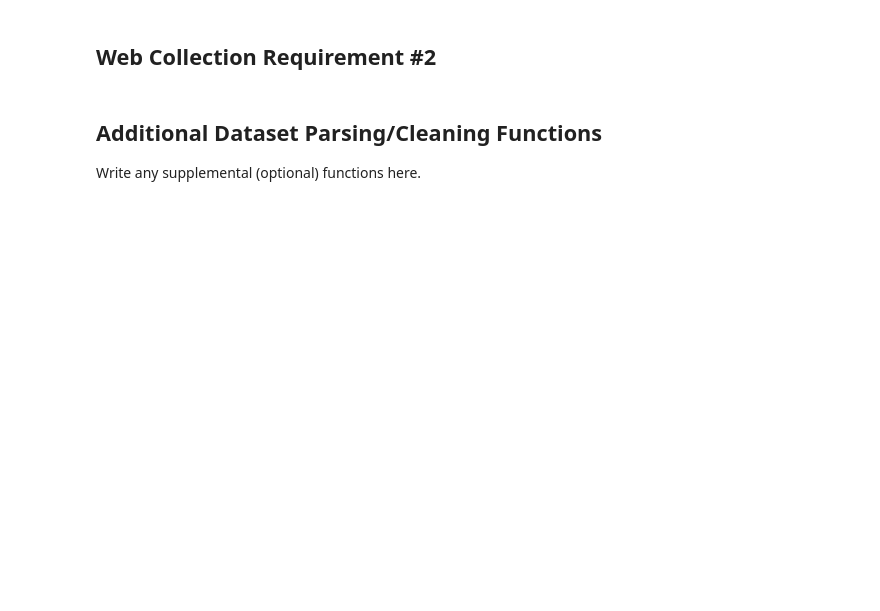
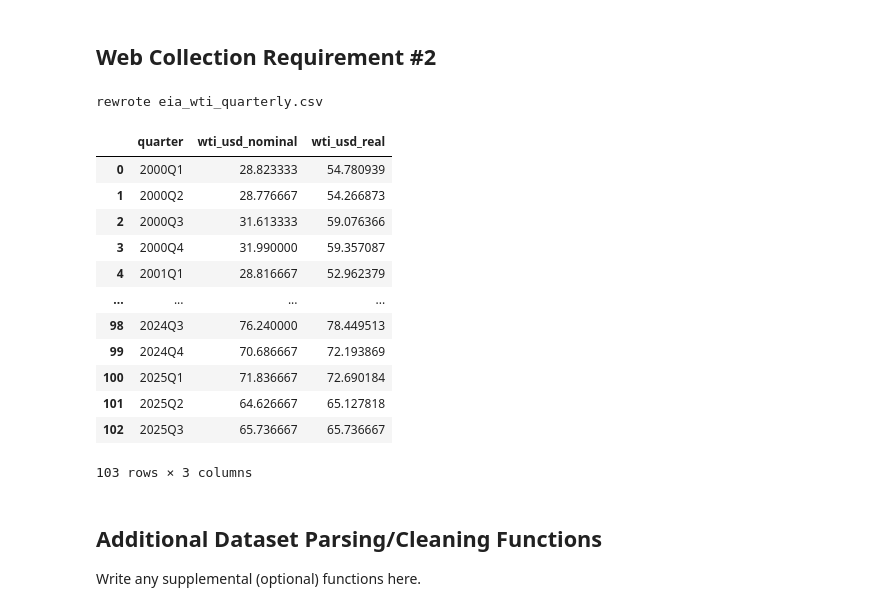
Before and after one commit to Joconnell04/airfare-oil-baggage-analysis, a Jupyter notebook: Final Project Phase II.ipynb, the cells around one changed output. Saved outputs shown, nothing was run; the diff lists cells and outputs as text; code cells hidden in the pictures; blank space fills up the shorter version.

Commit message:
more work on Phase II

```diff
--- a/Final Project Phase II.ipynb
+++ b/Final Project Phase II.ipynb
@@ -73,3 +300,75 @@ web_parser2()
+# %%
+# CPI must successfully run before this one as CPI is used for initial normalization to adjust for inflation (use 2025 $; base year in cpi function)
+# Note: Same Pylance errors as CPI due to skeleton template code block placement
+
+# Note: Columns are ['period', 'duoarea', 'area-name', 'product', 'product-name', 'process', 'process-name', 'series', 'series-description', 'value', 'units']
+# Note: nested get_quarterly_cpi() call to ensure CPI data is fresh each time this function is run. They can be run seperately though (set cpi_df=cpi_df)
+
+def get_eia_data(cpi_df=get_quarterly_cpi(silence=True), base=EIA_BASE_URL, api_key=EIA_API_KEY,export_path=oil_export_path):
+    params = {
+        "api_key": api_key,
+        "frequency": "monthly", # quartlery not available so this is one of the inconsistencies
+        "data[0]": "value", # name of key metric in API so have to set it explicitly
+        "length": 5000,  # need to expand page size because data runs long
+        "start": "2000-01-01" # can change in Phase III based on what data bottlenecks on dates
+    }
+    r = requests.get(base, params=params)
+    parsed = json.loads(r.text)
+
+    rows = []
+    if isinstance(parsed, dict): # checks object is a dict format, throws error print message if format changes
+        rows = parsed["response"]["data"]
+
+    eia = pd.DataFrame(rows)
+
+    if eia.empty:
+        return "Not working, data is empty." # debug if data is empty
+
+    eia = eia[eia["series"].eq("RWTC")] # mask Boolean indexing to get only WTI spot prices
+    # Note: RWTC is the specific WTI provided spot price name that seems to be best for aviation purposes based on what we researched
+
+
+    eia["period"] = pd.to_datetime(eia["period"])
+    eia["value"] = pd.to_numeric(eia.get("value", np.nan))
+    eia = eia.dropna(subset=["period", "value"]) # drops any rows with NaN in period or value, but we didn't see any
+
+    # monthly -> quarterly mean
+    eia["qstart"] = eia["period"].dt.to_period("Q").dt.start_time
+    wti_q = (
+        eia.groupby("qstart", as_index=False)["value"]
+           .mean()
+           .rename(columns={"qstart": "quarter_start_date", "value": "wti_usd_nominal"})
+    )
+    wti_q["quarter"] = wti_q["quarter_start_date"].apply(to_quarter_label)
+
+    # inflation adjust with CPI already built
+    cpi_small = cpi_df[["quarter", "cpi_index", "cpi_base_value"]].copy()
+    merged = wti_q.merge(cpi_small, on="quarter", how="left")
+
+    # Math is based on base year (from CPI function call)
+    merged["wti_usd_real"] = merged["wti_usd_nominal"] * (merged["cpi_base_value"] / merged["cpi_index"])
+
+    eia_clean = merged[["quarter", "wti_usd_nominal", "wti_usd_real"]].sort_values("quarter").reset_index(drop=True)
+    save_csv(eia_clean, export_path) # store inflation-adjusted oil price data
+    return eia_clean
+
+############ Function Call ############
+get_eia_data()
+# %% [output]
+rewrote eia_wti_quarterly.csv
+|  | quarter | wti_usd_nominal | wti_usd_real |
+| 0 | 2000Q1 | 28.823333 | 54.780939 |
+| 1 | 2000Q2 | 28.776667 | 54.266873 |
+| 2 | 2000Q3 | 31.613333 | 59.076366 |
+| 3 | 2000Q4 | 31.990000 | 59.357087 |
+| 4 | 2001Q1 | 28.816667 | 52.962379 |
+| ... | ... | ... | ... |
+| 98 | 2024Q3 | 76.240000 | 78.449513 |
+| 99 | 2024Q4 | 70.686667 | 72.193869 |
+| 100 | 2025Q1 | 71.836667 | 72.690184 |
+| 101 | 2025Q2 | 64.626667 | 65.127818 |
+| 102 | 2025Q3 | 65.736667 | 65.736667 |
+103 rows × 3 columns
 # %% [markdown]
 ## Additional Dataset Parsing/Cleaning Functions
 
```
Also changed, not shown: parts of 16 cells of this notebook, 6 other files.
